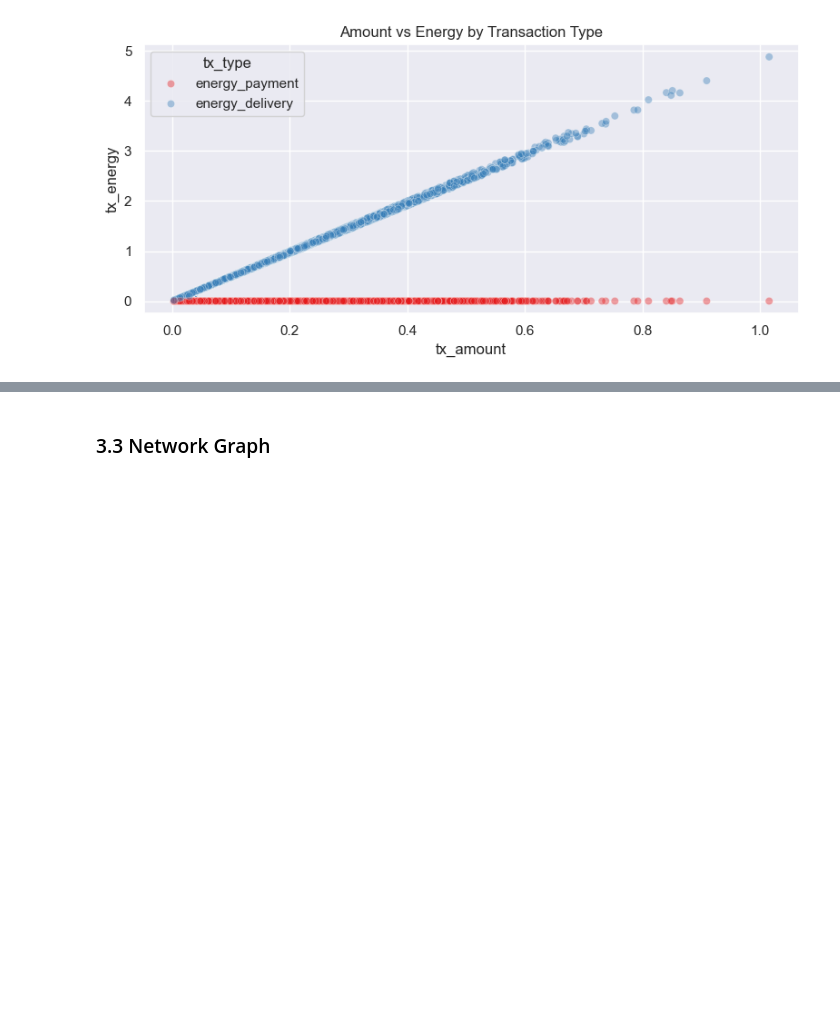
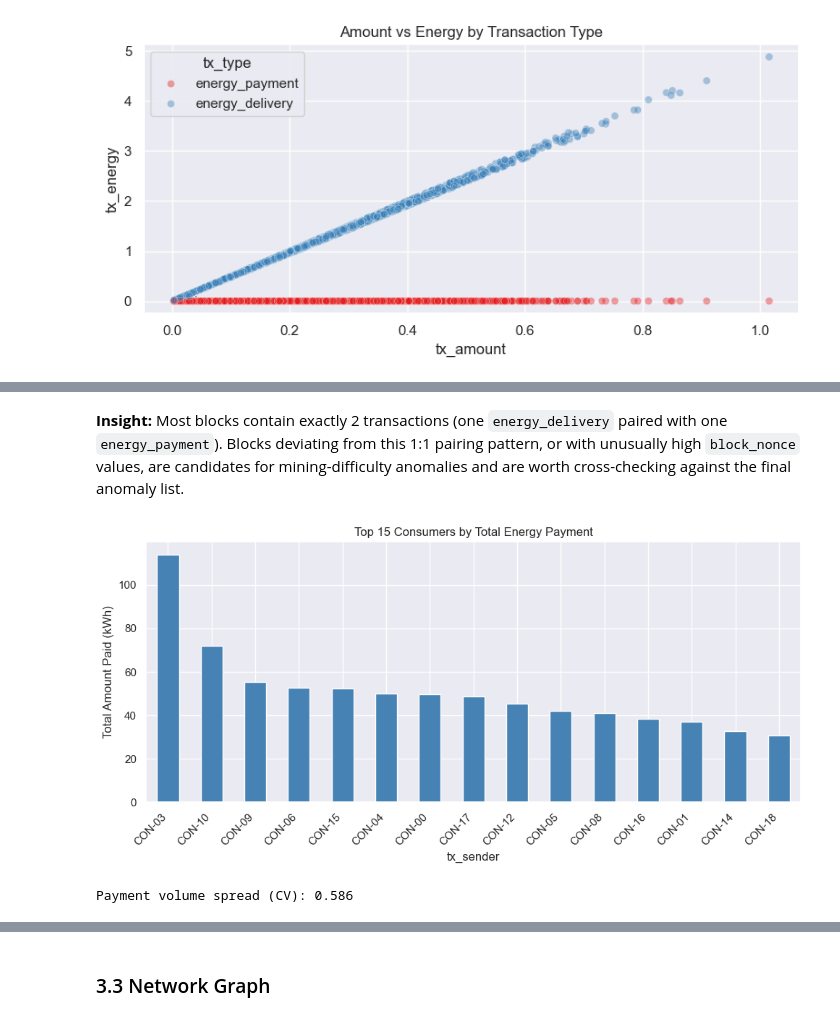
Before and after one commit to RobbenWijanathan/fit-competition-2026, a Jupyter notebook: blockchain_anomaly_detection (1).ipynb, the cells around one changed output, grey strips where cells are left out. Drawn from its saved outputs; the diff is of its cells as text; code cells hidden in the pictures; blank space fills up the shorter version.

```diff
--- a/blockchain_anomaly_detection.ipynb
+++ b/blockchain_anomaly_detection (1).ipynb
@@ -154,0 +211,22 @@ plt.show()
+# %% [markdown]
+**Insight:** Most blocks contain exactly 2 transactions (one `energy_delivery` paired with one `energy_payment`). Blocks deviating from this 1:1 pairing pattern, or with unusually high `block_nonce` values, are candidates for mining-difficulty anomalies and are worth cross-checking against the final anomaly list.
+# %%
+sender_stats = df[df["tx_type"]=="energy_payment"].groupby("tx_sender").agg(
+    n_payments=("tx_id", "count"),
+    total_paid=("tx_amount", "sum"),
+    avg_paid=("tx_amount", "mean"),
+).sort_values("total_paid", ascending=False)
+
+fig, ax = plt.subplots(figsize=(10, 5))
+sender_stats.head(15)["total_paid"].plot(kind="bar", ax=ax, color="steelblue")
+ax.set_title("Top 15 Consumers by Total Energy Payment")
+ax.set_ylabel("Total Amount Paid (kWh)")
+plt.xticks(rotation=45, ha="right")
+plt.tight_layout()
+plt.savefig("figure/top_payers.png", dpi=120, bbox_inches="tight")
+plt.show()
+
+print("Payment volume spread (CV):", (sender_stats['total_paid'].std() / sender_stats['total_paid'].mean()).round(3))
+# %% [output]
+[figure, added]
+Payment volume spread (CV): 0.586
```
Also changed, not shown: parts of 9 cells of this notebook, 4 other files.
